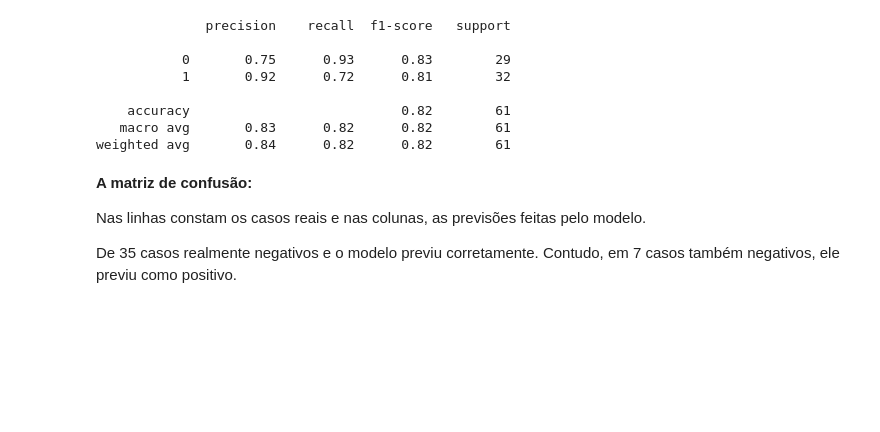
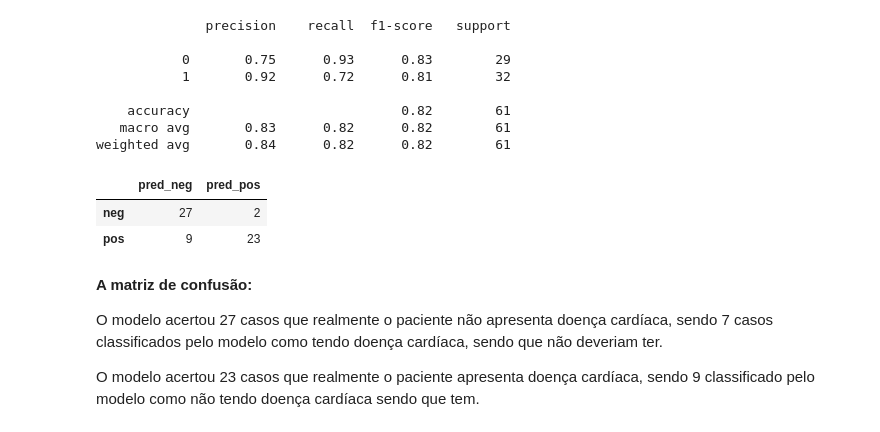
Before and after one commit to dani1974/DanielaRosasPUC, a Jupyter notebook: mvp1_danielarosas.ipynb, the cells around one changed output. Cells and saved outputs as stored; diff of their text form; code cells hidden in the pictures; blank space fills up the shorter version.

```diff
--- a/mvp1_danielarosas.ipynb
+++ b/mvp1_danielarosas.ipynb
@@ -367,10 +369,19 @@ print(classification_report(y_test, predict))
     accuracy                           0.82        61
    macro avg       0.83      0.82      0.82        61
 weighted avg       0.84      0.82      0.82        61
-# %% [markdown]
-**A matriz de confusão:**
-
-Nas linhas constam os casos reais e nas colunas, as previsões feitas pelo modelo.
-
-De 35 casos realmente negativos e o modelo previu corretamente. Contudo, em 7 casos também negativos, ele previu como positivo.
+# %%
+# Visualizando a Matriz de confusão
+
+pd.DataFrame(confusion_matrix(y_test, predict),
+             index=['neg', 'pos'], columns=['pred_neg', 'pred_pos'])
+# %% [output]
+|  | pred_neg | pred_pos |
+| neg | 27 | 2 |
+| pos | 9 | 23 |
+# %% [markdown]
+**A matriz de confusão:**
+
+O modelo acertou 27 casos que realmente o paciente não apresenta doença cardíaca, sendo 7 casos classificados pelo modelo como tendo doença cardíaca, sendo que não deveriam ter.
+
+O modelo acertou 23 casos que realmente o paciente apresenta doença cardíaca, sendo 9 classificado pelo modelo como não tendo doença cardíaca sendo que tem.
 # %% [markdown]
```
Also changed, not shown: parts of 2 cells of this notebook.
